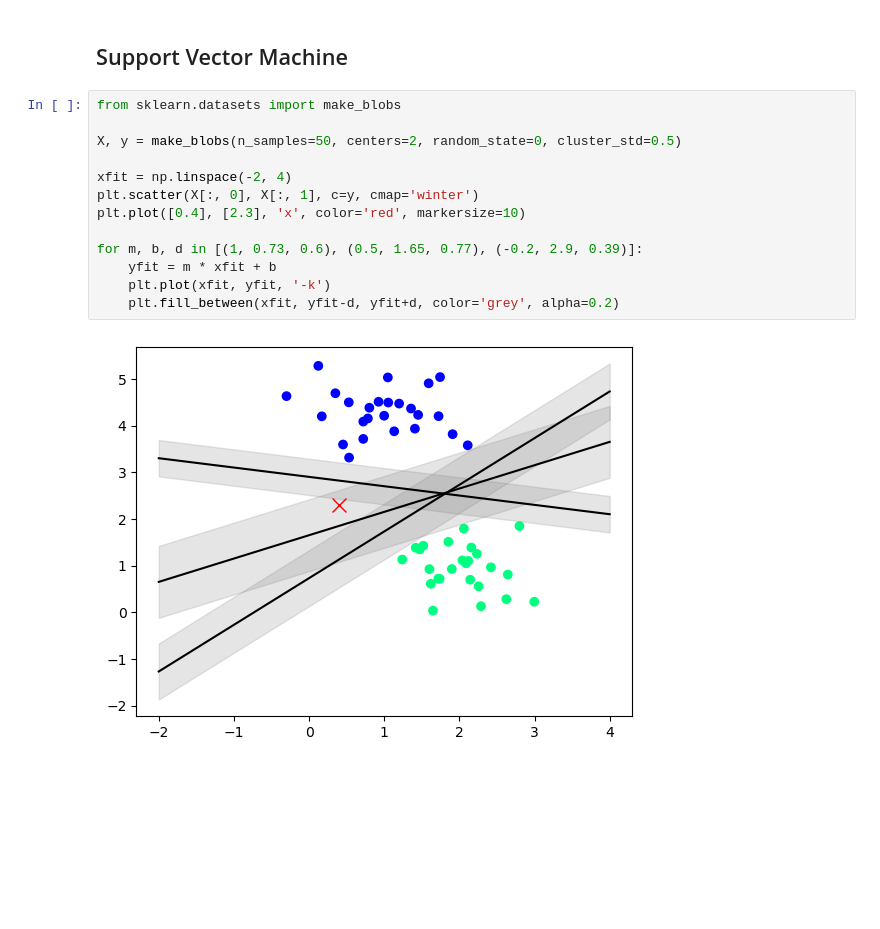
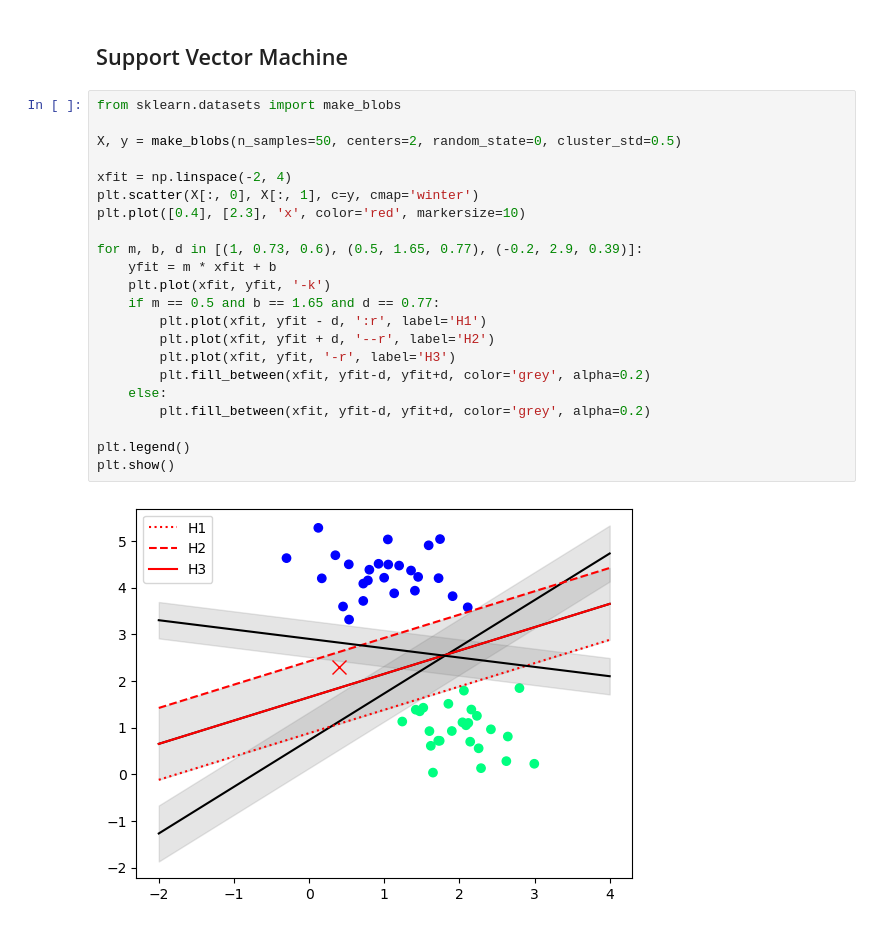
Before and after one commit to hc-sun/python-data-science, a Jupyter notebook: machine_learning.ipynb, the cells around one changed output. Drawn from its saved outputs; the diff is of its cells as text; blank space fills up the shorter version.

Commit message:
updated svm plot

```diff
--- a/machine_learning.ipynb
+++ b/machine_learning.ipynb
@@ -322,15 +322,24 @@ Accuracy: 0.94, Precision: 0.92, Recall: 0.98, F1 Score: 0.95, ROC AUC: 0.93
 # %%
 from sklearn.datasets import make_blobs
 
 X, y = make_blobs(n_samples=50, centers=2, random_state=0, cluster_std=0.5)
 
 xfit = np.linspace(-2, 4)
 plt.scatter(X[:, 0], X[:, 1], c=y, cmap='winter')
 plt.plot([0.4], [2.3], 'x', color='red', markersize=10)
 
 for m, b, d in [(1, 0.73, 0.6), (0.5, 1.65, 0.77), (-0.2, 2.9, 0.39)]:
     yfit = m * xfit + b
     plt.plot(xfit, yfit, '-k')
-    plt.fill_between(xfit, yfit-d, yfit+d, color='grey', alpha=0.2)
+    if m == 0.5 and b == 1.65 and d == 0.77:
+        plt.plot(xfit, yfit - d, ':r', label='H1')
+        plt.plot(xfit, yfit + d, '--r', label='H2')
+        plt.plot(xfit, yfit, '-r', label='H3')
+        plt.fill_between(xfit, yfit-d, yfit+d, color='grey', alpha=0.2)
+    else:
+        plt.fill_between(xfit, yfit-d, yfit+d, color='grey', alpha=0.2)
+
+plt.legend()
+plt.show()
 # %% [output]
-[figure, old version]
+[figure, new version]
```
